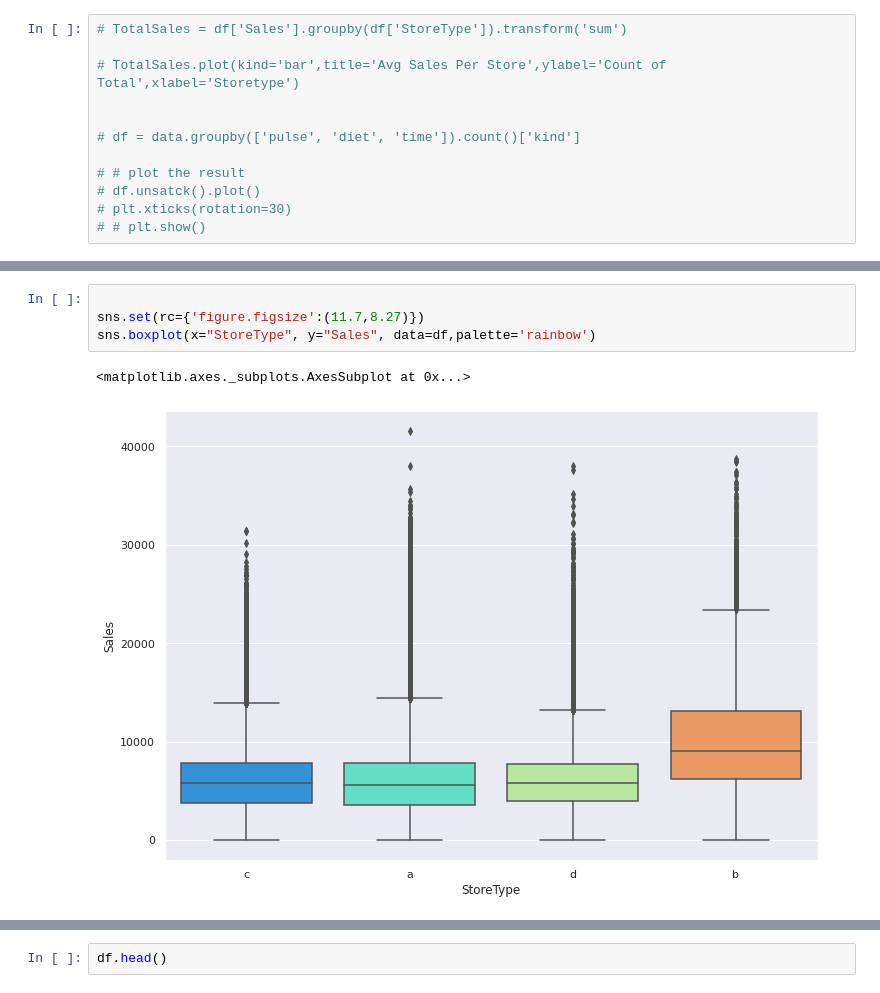
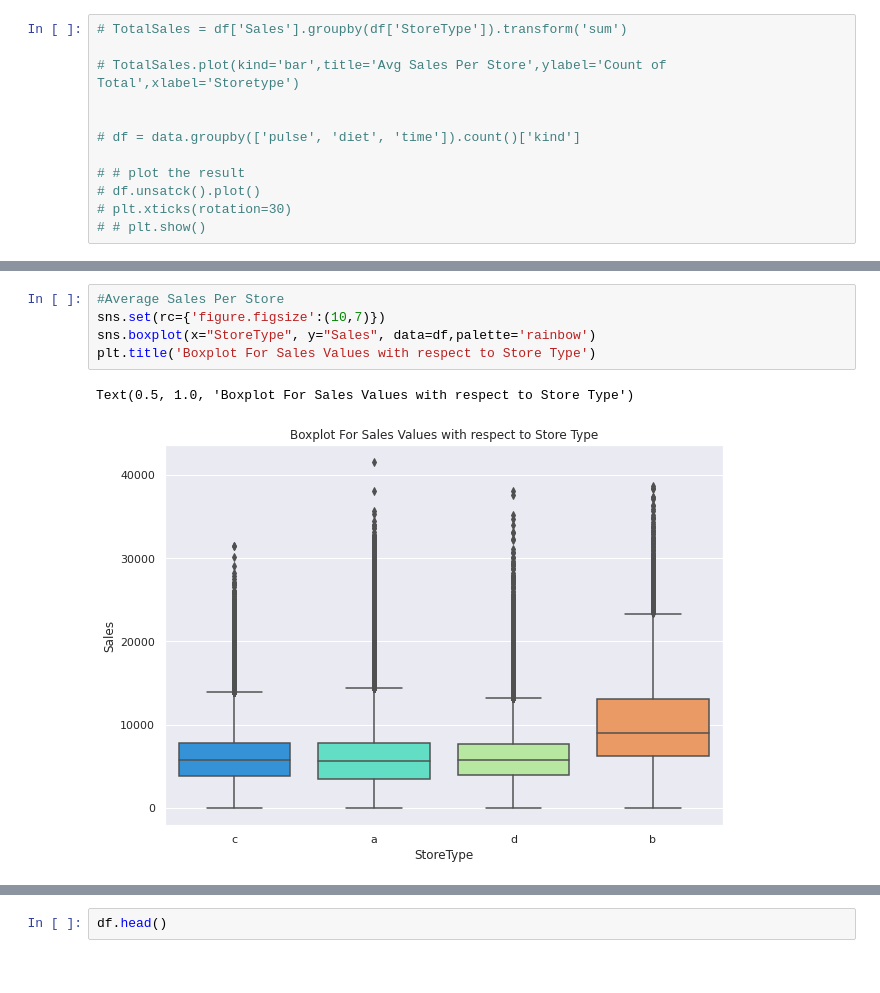
Before and after one commit to SaniyaBubere/ML_Regression_Retails_Sales_Prediction, a Jupyter notebook: ML_Regression_Retails_sales_Prediction.ipynb, the cells around one changed output, grey strips where cells are left out. Cells and saved outputs as stored; diff of their text form.

```diff
--- a/ML_Regression_Retails_sales_Prediction.ipynb
+++ b/ML_Regression_Retails_sales_Prediction.ipynb
@@ -597,7 +631,8 @@ Count_Sales.plot(kind='bar', title='Count of Sales w.r.t StoreType', ylabel='Cou
 # %%
-
-sns.set(rc={'figure.figsize':(11.7,8.27)})
+#Average Sales Per Store
+sns.set(rc={'figure.figsize':(10,7)})
 sns.boxplot(x="StoreType", y="Sales", data=df,palette='rainbow')
+plt.title('Boxplot For Sales Values with respect to Store Type')
 # %% [output]
-<matplotlib.axes._subplots.AxesSubplot at 0x...>
+Text(0.5, 1.0, 'Boxplot For Sales Values with respect to Store Type')
-[figure, old version]
+[figure, new version]
```
Also changed, not shown: parts of 29 cells of this notebook.
